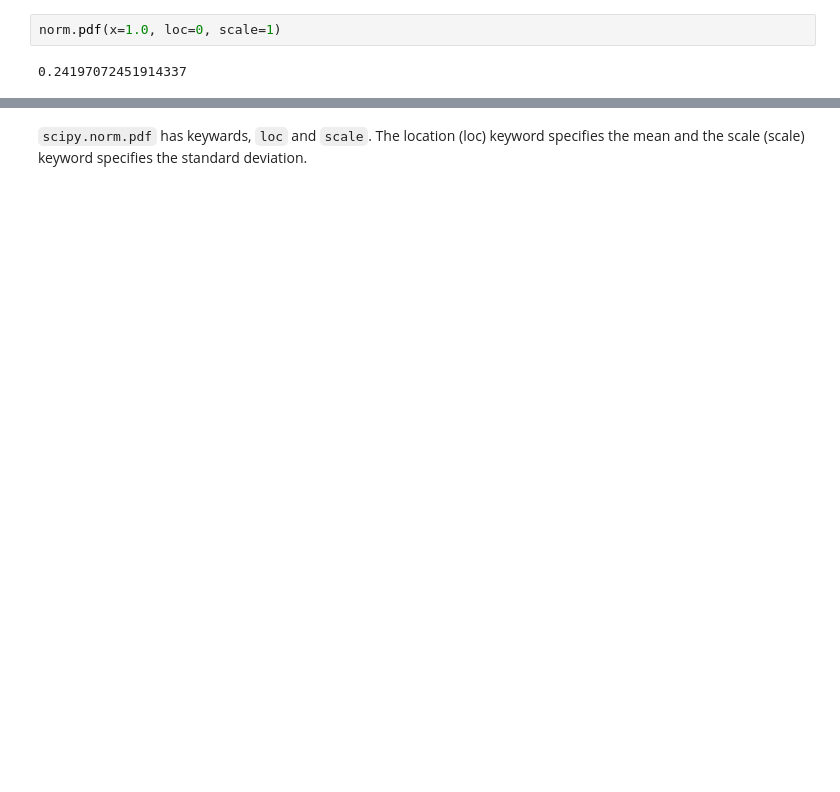
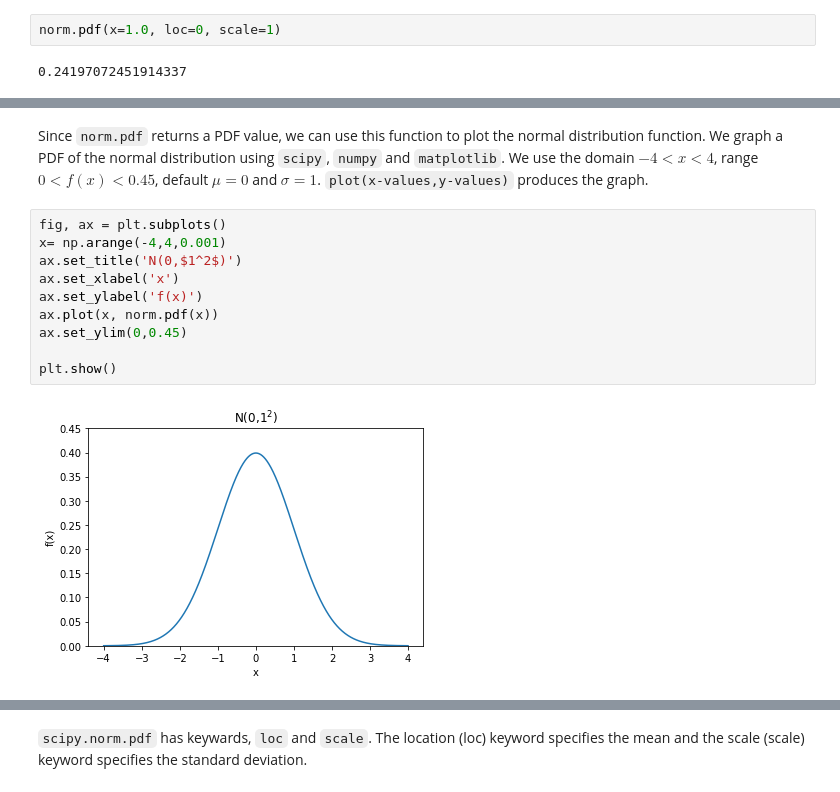
Before and after one commit to shinokada/python-for-ib-diploma-mathematics, a Jupyter notebook: Normal_distribution.ipynb, the cells around one changed output, grey strips where cells are left out. Saved outputs shown, nothing was run; the diff lists cells and outputs as text; blank space fills up the shorter version.

```diff
--- a/Normal_distribution.ipynb
+++ b/Normal_distribution.ipynb
@@ -34,0 +63,15 @@ norm.pdf(x=1.0, loc=0, scale=1)
+# %% [markdown]
+Since `norm.pdf` returns a PDF value, we can use this function to plot the normal distribution function.
+We graph a PDF of the normal distribution using `scipy`, `numpy` and `matplotlib`. We use the domain $-4<x<4$, range $0<f(x)<0.45$, default $\mu=0$ and $\sigma=1$. `plot(x-values,y-values)` produces the graph.
+# %%
+fig, ax = plt.subplots()
+x= np.arange(-4,4,0.001)
+ax.set_title('N(0,$1^2$)')
+ax.set_xlabel('x')
+ax.set_ylabel('f(x)')
+ax.plot(x, norm.pdf(x))
+ax.set_ylim(0,0.45)
+
+plt.show()
+# %% [output]
+[figure, added]
```
Also changed, not shown: parts of 55 cells of this notebook, 1 other file.
